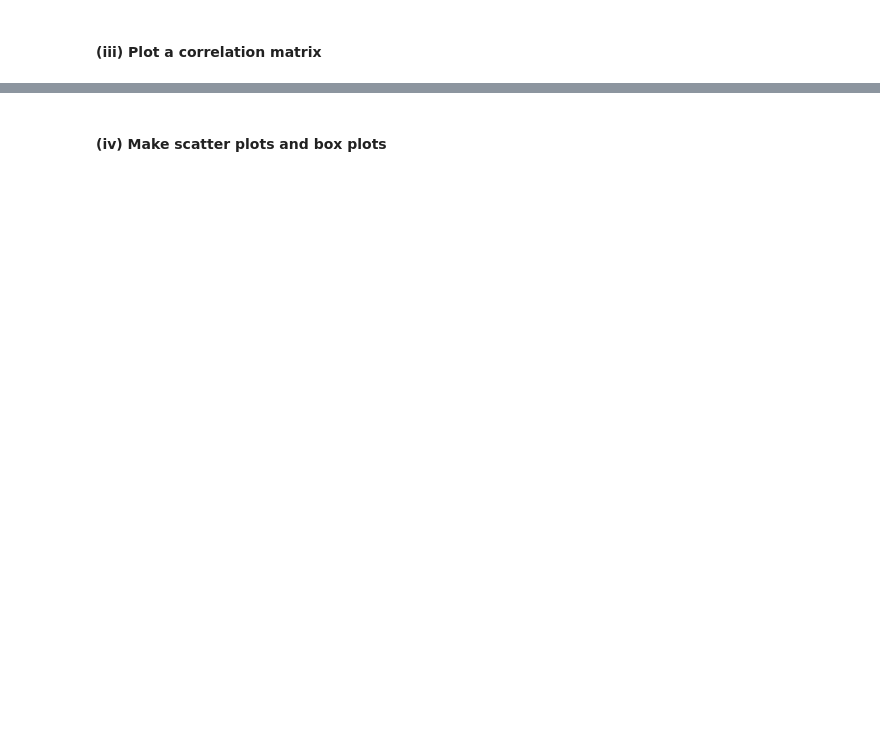
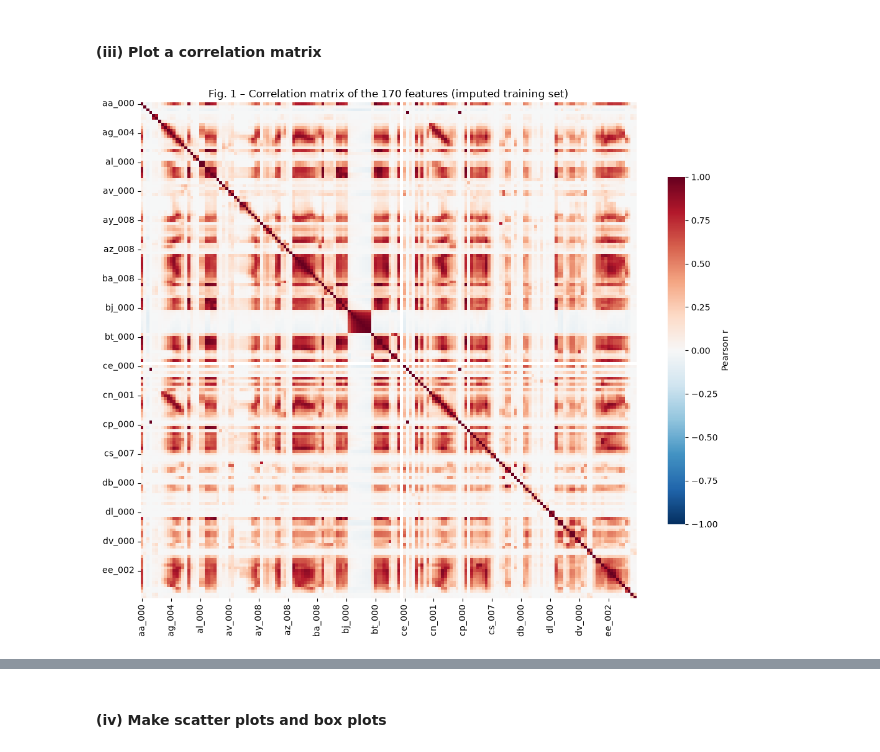
Before and after one commit to xiaomann339/DSCI552-HW6, a Jupyter notebook: notebook/Niu_Xiaoman_HW6.ipynb, the cells around one changed output, grey strips where cells are left out. Cells and saved outputs as stored; diff of their text form; code cells hidden in the pictures; blank space fills up the shorter version.

```diff
--- a/notebook/Niu_Xiaoman_HW6.ipynb
+++ b/notebook/Niu_Xiaoman_HW6.ipynb
@@ -13,2 +24,12 @@ Import packages
 # %% [markdown]
 ### (a) Download the APS Failure data
+# %%
+train = pd.read_csv("../data/aps_failure_training_set.csv", skiprows=20, na_values="na") #first 20 lines are not data
+test  = pd.read_csv("../data/aps_failure_test_set.csv",     skiprows=20, na_values="na")
+
+X_train1 = train.drop(columns="class")
+y_train     = (train["class"] == "pos").astype(int)
+X_test1  = test.drop(columns="class")
+y_test      = (test["class"] == "pos").astype(int)
+
+print("train:", train.shape, " test:", test.shape)
@@ -19,2 +72,6 @@ Import packages
+# %%
+from sklearn.impute import SimpleImputer
+X_train = pd.DataFrame(SimpleImputer(strategy = 'median').fit_transform(X_train1), columns = X_train1.columns)
+X_test = pd.DataFrame(SimpleImputer(strategy = 'median').fit_transform(X_test1), columns = X_test1.columns)
 # %% [markdown]
 #### (ii) Calculate the coefficient of variation
@@ -21,2 +100,12 @@ Import packages
 # %% [markdown]
 #### (iii) Plot a correlation matrix
+# %%
+corr = X_train.corr()
+fig, ax = plt.subplots(figsize=(11, 9))
+sns.heatmap(corr, cmap="RdBu_r", vmin=-1, vmax=1, square=True,
+            xticklabels=10, yticklabels=10,
+            cbar_kws={"shrink": .7, "label": "Pearson r"}, ax=ax)
+ax.set_title("Fig. 1 – Correlation matrix of the 170 features (imputed training set)")
+plt.tight_layout(); plt.show()
+# %% [output]
+[figure, added]
```
Also changed, not shown: parts of 40 cells of this notebook.
